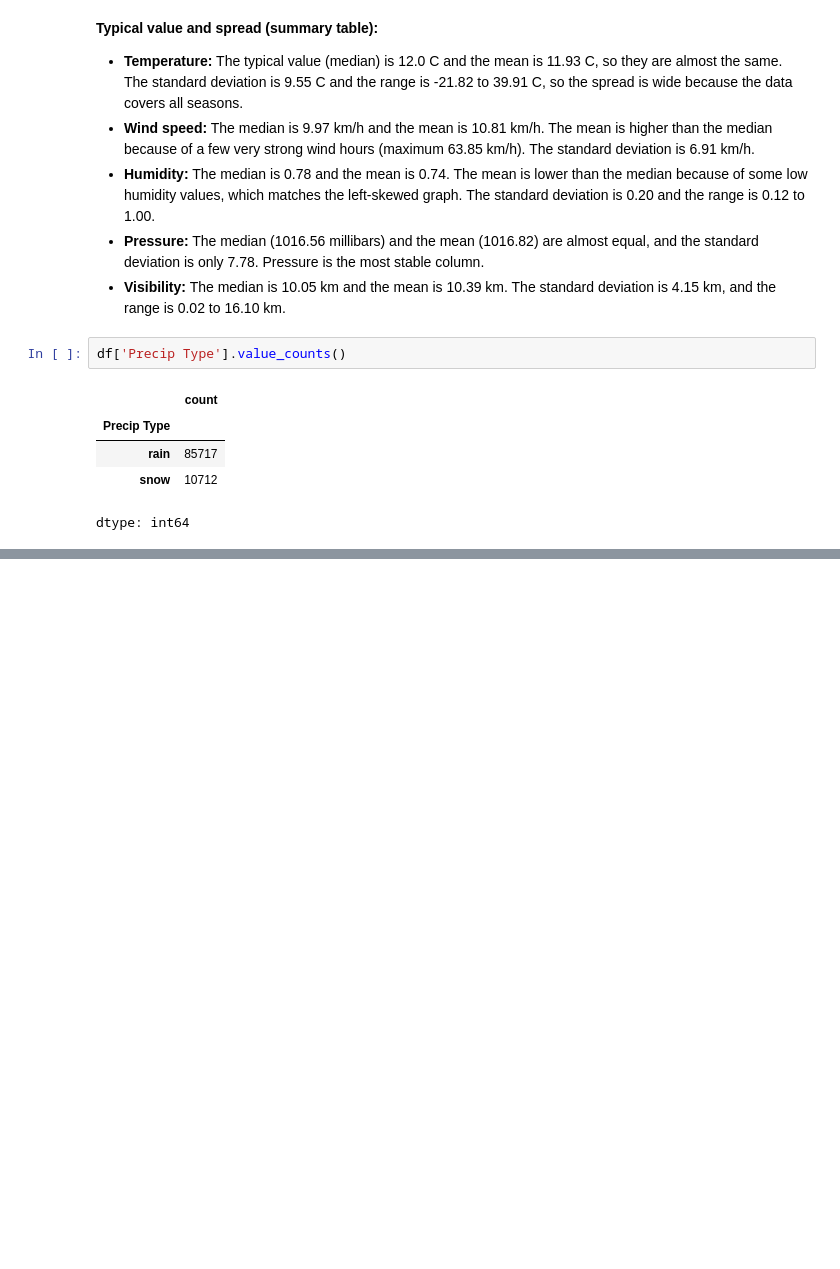
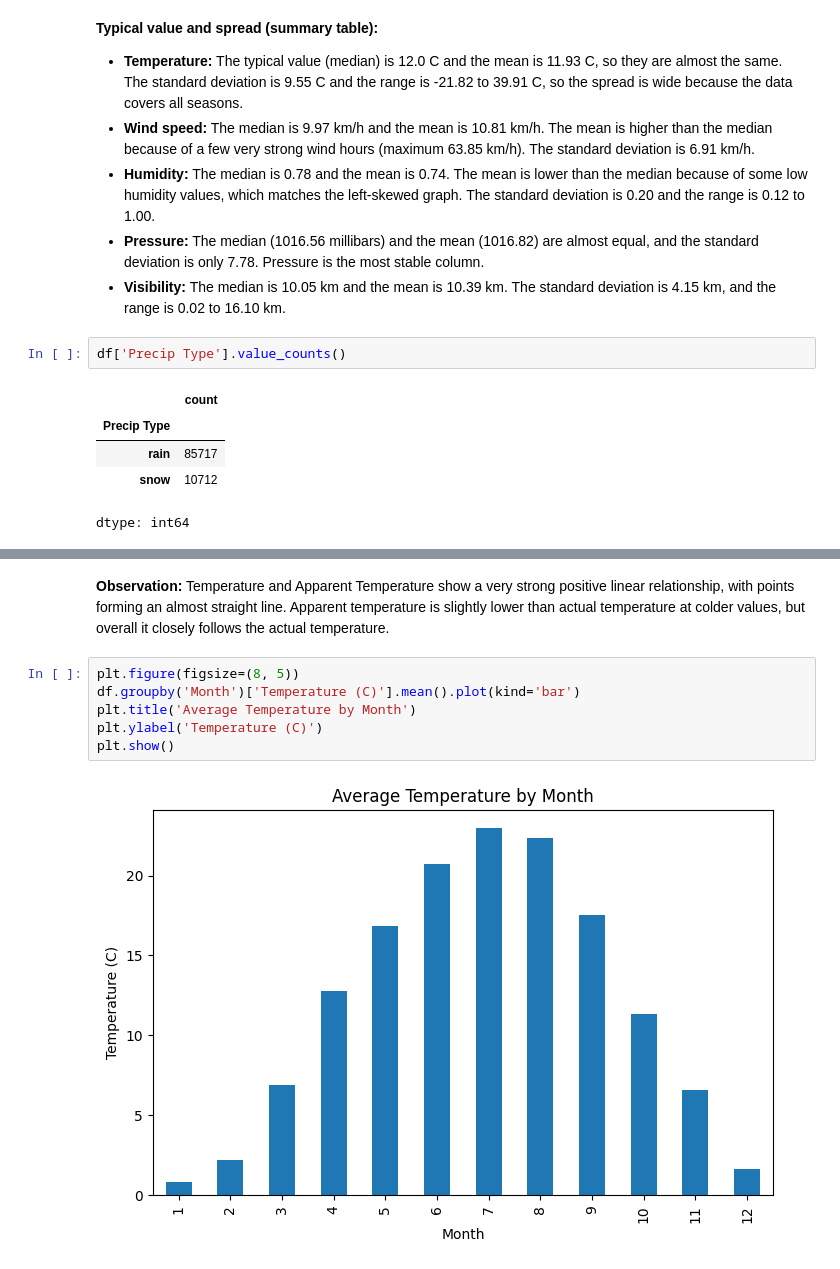
Before and after one commit to syeda-bisma05/weather-data-analysis, a Jupyter notebook: weather_analysis.ipynb, the cells around one changed output, grey strips where cells are left out. Cells and saved outputs as stored; diff of their text form; blank space fills up the shorter version.

```diff
--- a/weather_analysis.ipynb
+++ b/weather_analysis.ipynb
@@ -448,0 +476,10 @@ dtype: int64
+# %% [markdown]
+**Observation:** Temperature and Apparent Temperature show a very strong positive linear relationship, with points forming an almost straight line. Apparent temperature is slightly lower than actual temperature at colder values, but overall it closely follows the actual temperature.
+# %%
+plt.figure(figsize=(8, 5))
+df.groupby('Month')['Temperature (C)'].mean().plot(kind='bar')
+plt.title('Average Temperature by Month')
+plt.ylabel('Temperature (C)')
+plt.show()
+# %% [output]
+[figure, added]
```
Also changed, not shown: parts of 9 cells of this notebook.
